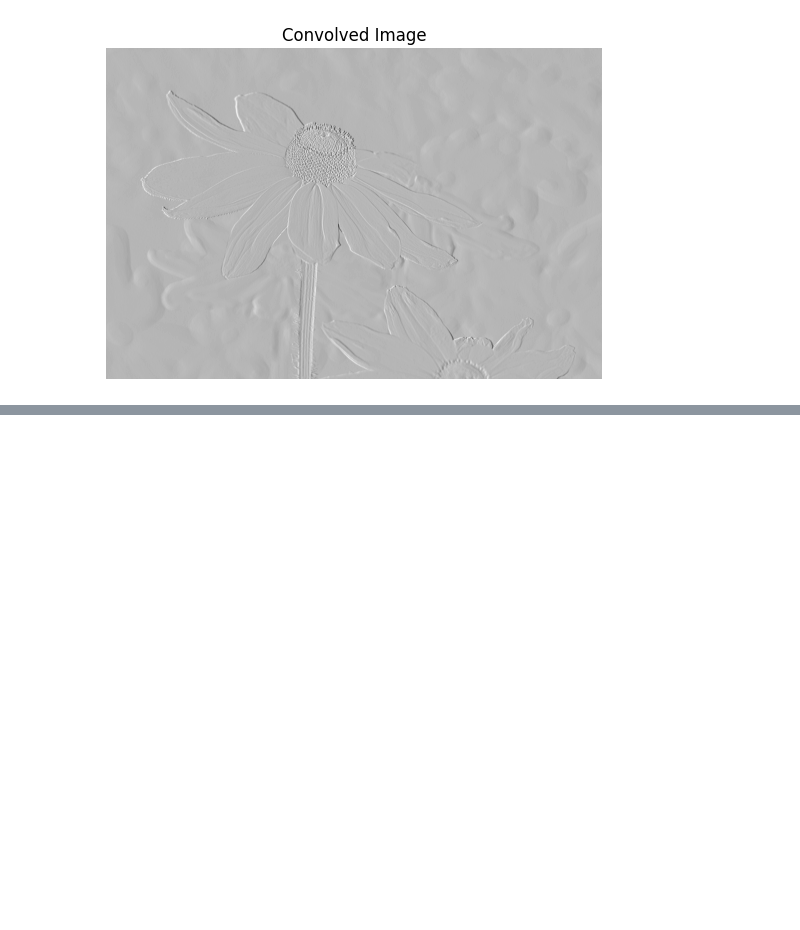
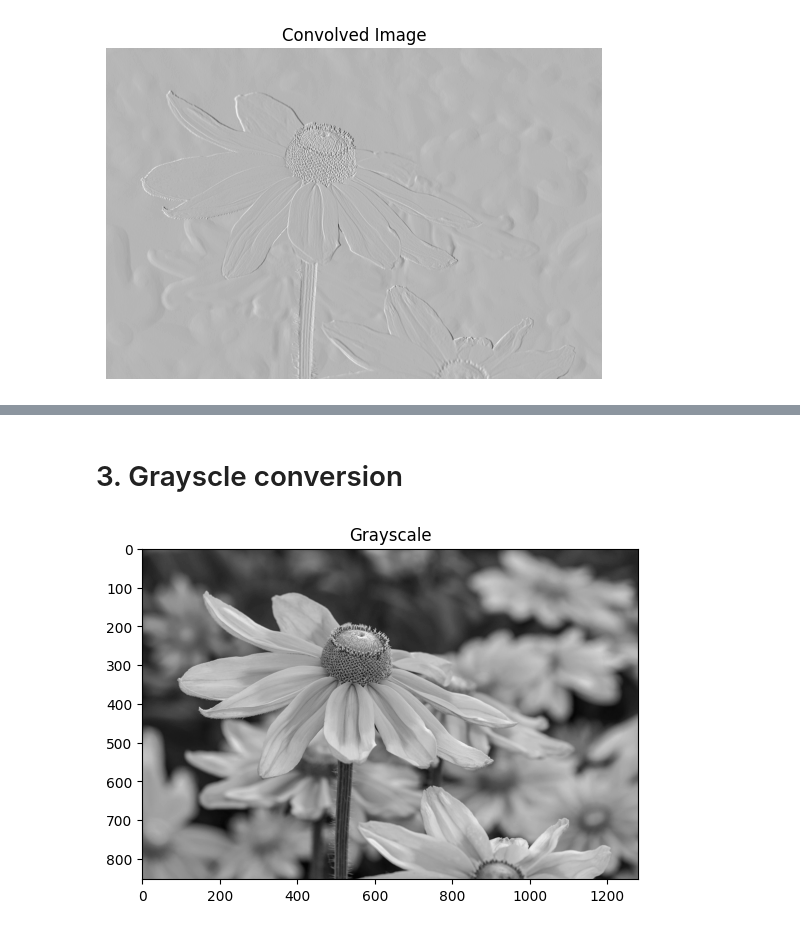
Before and after one commit to 00AbHi00/Data-Science, a Jupyter notebook: numpy2_img.ipynb, the cells around one changed output, grey strips where cells are left out. Saved outputs shown, nothing was run; the diff lists cells and outputs as text; code cells hidden in the pictures; blank space fills up the shorter version.

```diff
--- a/numpy2_img.ipynb
+++ b/numpy2_img.ipynb
@@ -32,0 +71,14 @@ plt.show()
+# %% [markdown]
+# 3. Grayscle conversion
+# %%
+grey_array=np.array([0.299,0.587,0.114])
+gray2=photo1_np.dot(grey_array)
+# To multiply dot product can be used like this
+# gray = 0.299 * photo1_np[:, :, 0] + 0.587 * photo1_np[:, :, 1] + 0.114 * photo1_np[:, :, 2]
+# gray = gray.astype(np.uint8)
+
+plt.imshow(gray2, cmap='gray')
+plt.title("Grayscale")
+plt.show()
+# %% [output]
+[figure, added]
```
Also changed, not shown: parts of 6 cells of this notebook.
